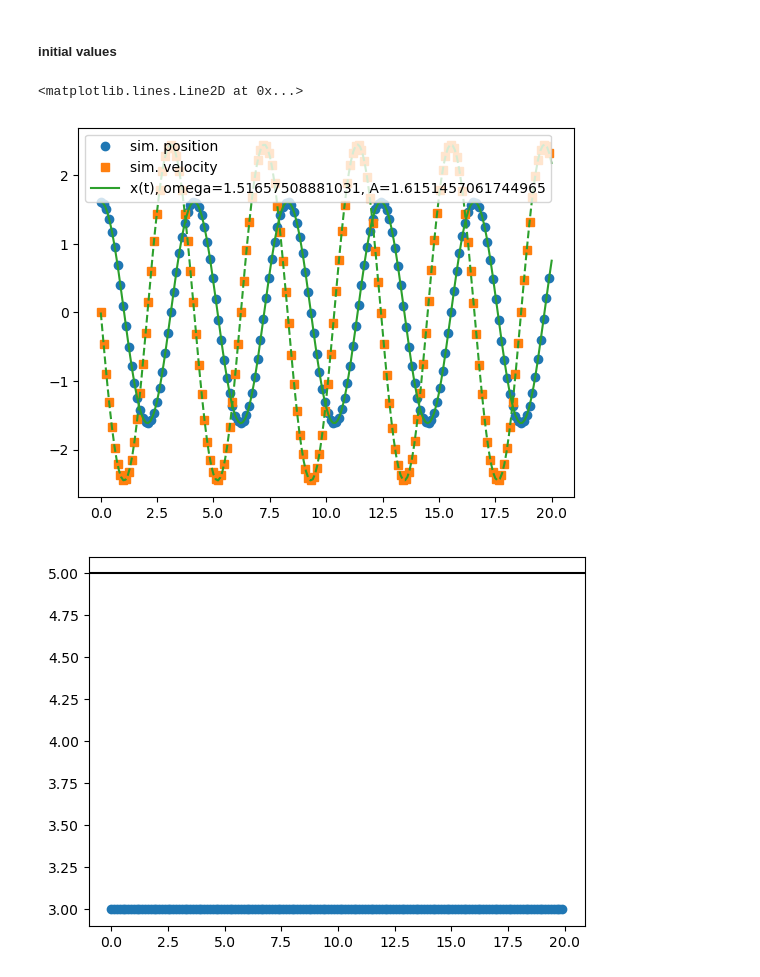
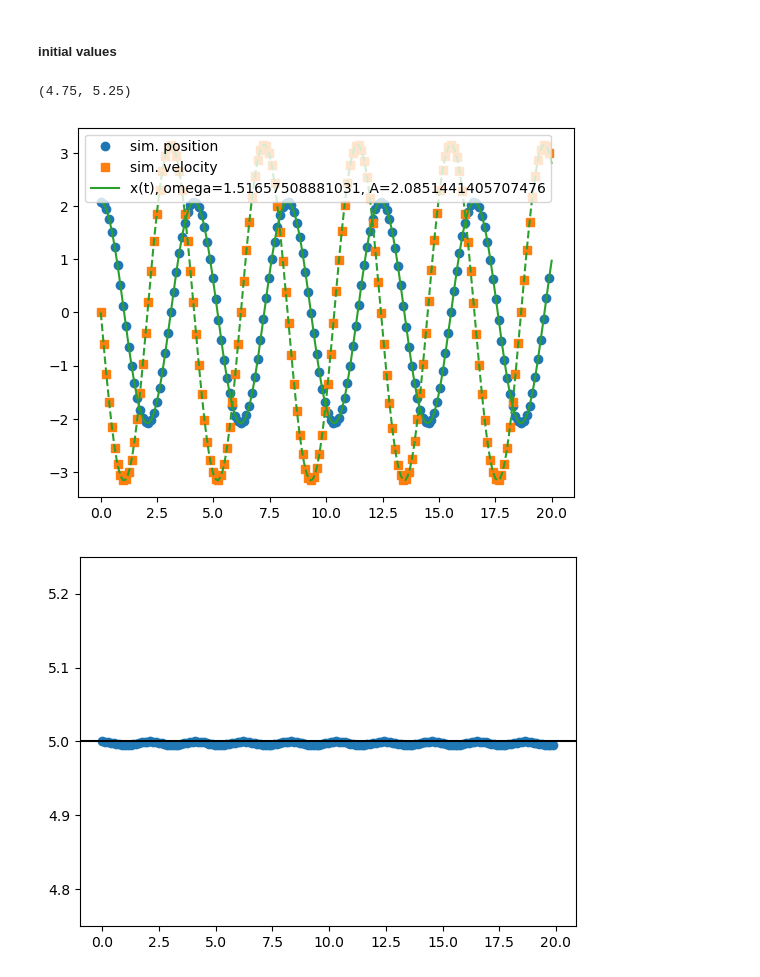
Before and after one commit to henryelorm/computational_physics_2, a Jupyter notebook: md1/verlet_algo.ipynb, the cells around one changed output. Drawn from its saved outputs; the diff is of its cells as text; code cells hidden in the pictures.

```diff
--- a/md1/verlet_algo.ipynb
+++ b/md1/verlet_algo.ipynb
@@ -110,18 +110,18 @@ dt = (2*np.pi/omega)/100
 times, positions, velocities, total_energies = velocity_verlet_ho(
     initial_r=initial_position, initial_v=initial_velocity, max_t=max_time,  dt=dt, k=k)
 # %%
-A = np.sqrt((1.2*initial_energy)/k)
+A = np.sqrt((2*initial_energy)/k)
 
 plt.plot(times,positions,marker='o',label='sim. position',linestyle='')
 plt.plot(times,velocities,marker='s',label='sim. velocity',linestyle='')
 plot_oscillator(t_max=max_time,omega=omega, A=A)
 
 
 plt.figure()
 plt.plot(times,total_energies,marker='o',linestyle='',label='Simulated E')
 plt.axhline(initial_energy,color='black',label='Exact')
-# plt.ylim(0.95*initial_energy,1.05*initial_energy)
+plt.ylim(0.95*initial_energy,1.05*initial_energy)
 # %% [output]
-<matplotlib.lines.Line2D at 0x...>
+(4.75, 5.25)
-[figure, old version]
+[figure, new version]
-[figure, old version]
+[figure, new version]
```
